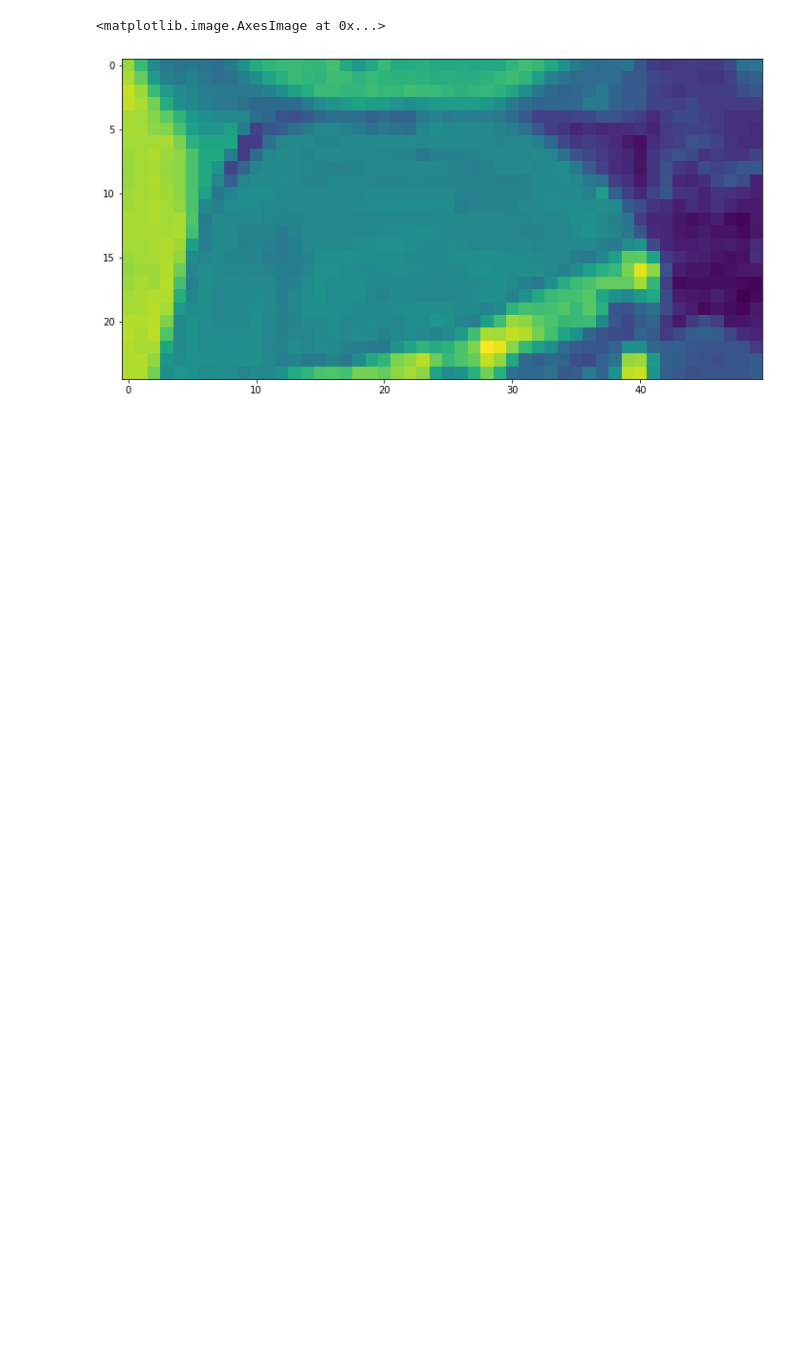
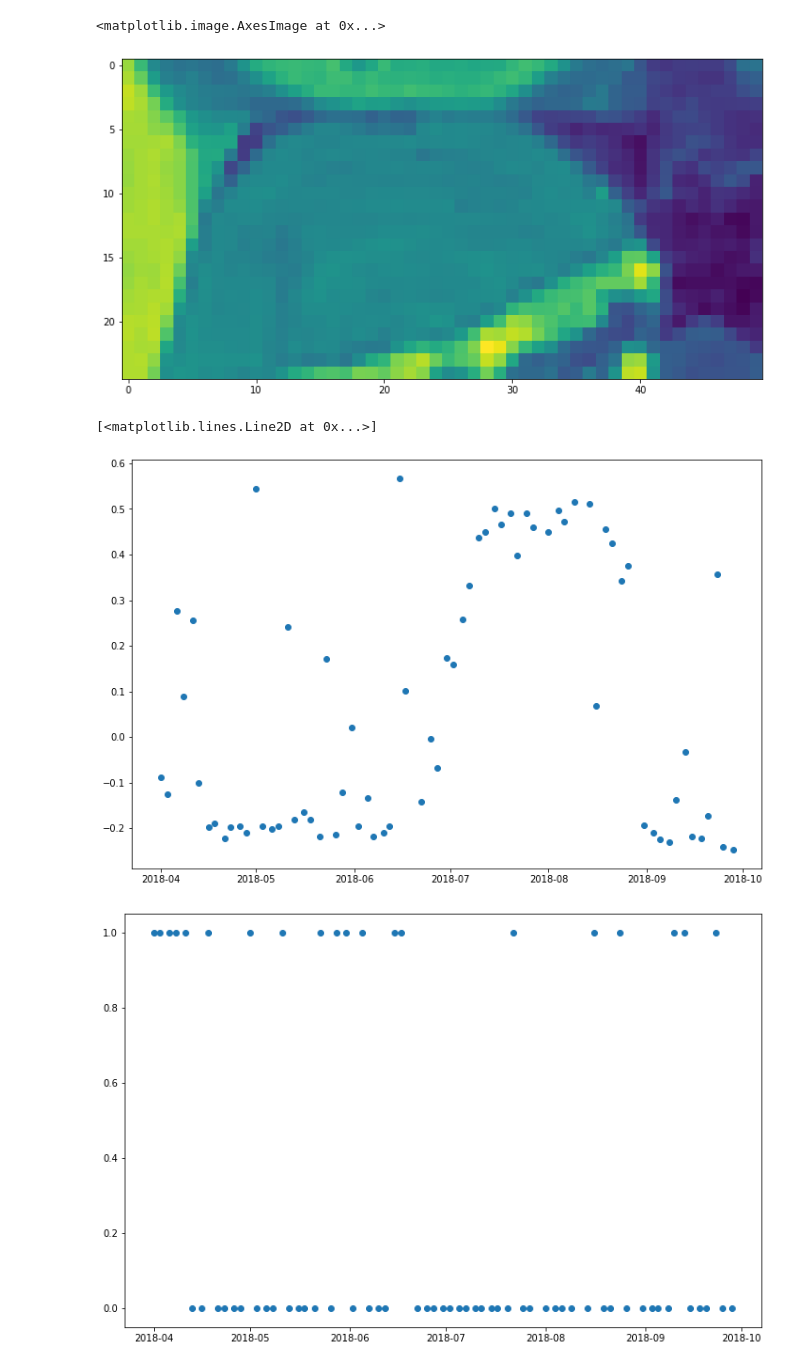
Before and after one commit to rg-smith/remote_sensing_course, a Jupyter notebook: lectures/lecture10/time_series_analysis_2.ipynb, the cells around one changed output. Saved outputs shown, nothing was run; the diff lists cells and outputs as text; code cells hidden in the pictures; blank space fills up the shorter version.

```diff
--- a/lectures/lecture10/time_series_analysis_2.ipynb
+++ b/lectures/lecture10/time_series_analysis_2.ipynb
@@ -80,4 +84,11 @@ plt.figure(figsize=(12,12));plt.imshow(array_mean[450:475,340:390])
 # %% [output]
 <matplotlib.image.AxesImage at 0x...>
 [figure]
+# %%
+plt.figure(figsize=(12,8));plt.plot(dates_np,ts,'o')
+plt.figure(figsize=(12,8));plt.plot(dates_np,ts_c,'o')
+# %% [output]
+[<matplotlib.lines.Line2D at 0x...>]
+[figure, added]
+[figure, added]
 # %%
```
Also changed, not shown: parts of 5 cells of this notebook.
